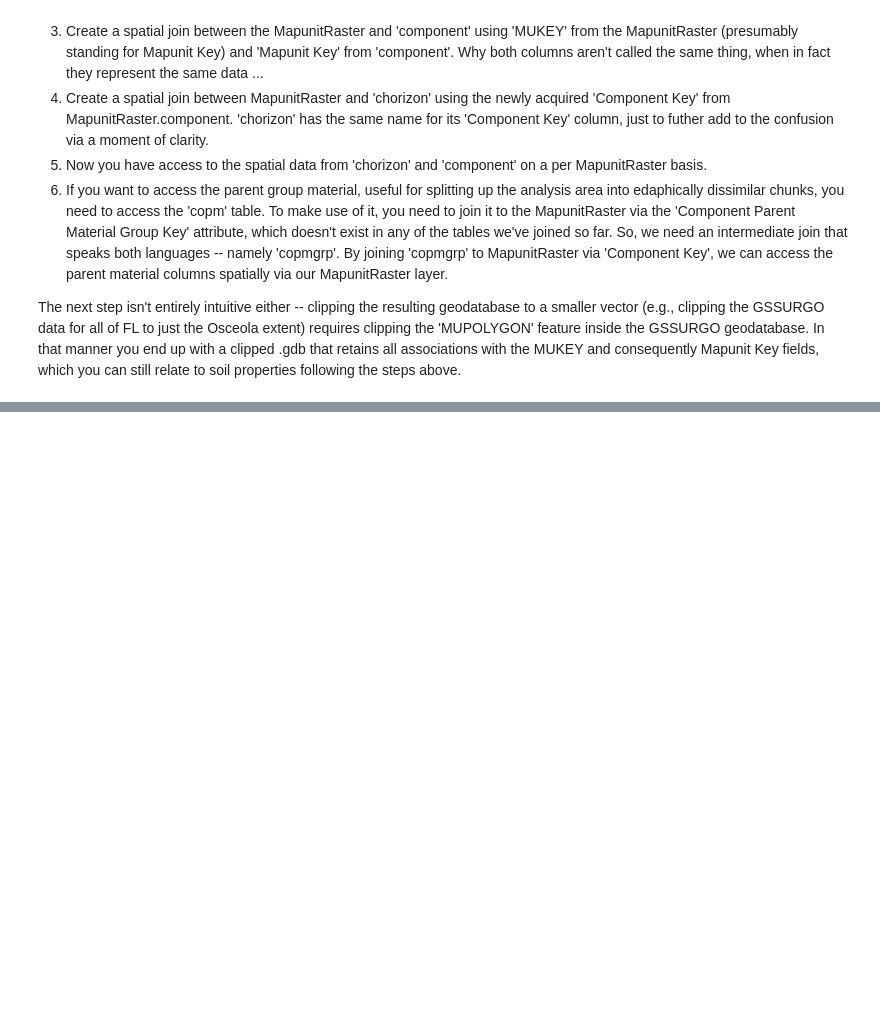
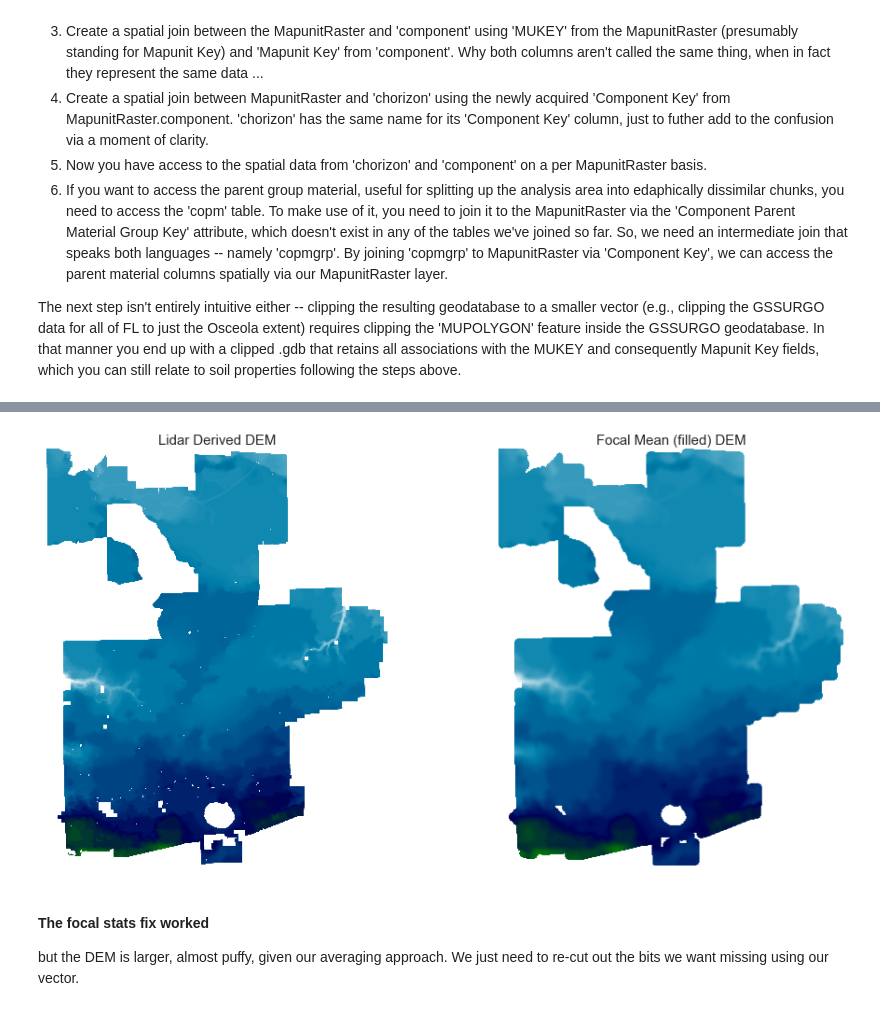
Before and after one commit to djkrofch/Osceola, a Jupyter notebook: Osceola_ModelSetup.ipynb, the cells around one changed output, grey strips where cells are left out. Cells and saved outputs as stored; diff of their text form; code cells hidden in the pictures; blank space fills up the shorter version.

```diff
--- a/Osceola_ModelSetup.ipynb
+++ b/Osceola_ModelSetup.ipynb
@@ -188,0 +204,16 @@ ax3.set_title('Clay', fontsize = 15)
+# %%
+elev = importRaster(rasterDir + 'osceola_lidar.tif')
+elev_f = importRaster(rasterDir + 'OsceolaLidar_Filled.tif')
+
+f, (ax1, ax2) = plt.subplots(1,2, figsize = (16,8))
+plotRaster(elev, ax1, cmap = 'ocean_r', vmin = 90, vmax = 200);
+plotRaster(elev_f, ax2, cmap = 'ocean_r', vmin = 90, vmax = 200);
+
+ax1.set_title('Lidar Derived DEM', fontsize = 15);
+ax2.set_title('Focal Mean (filled) DEM', fontsize = 15);
+plt.savefig('OsceolaElevationHoles.tif')
+# %% [output]
+[figure, added]
+# %% [markdown]
+#### The focal stats fix worked
+but the DEM is larger, almost puffy, given our averaging approach. We just need to re-cut out the bits we want missing using our vector.
```
Also changed, not shown: parts of 7 cells of this notebook.
